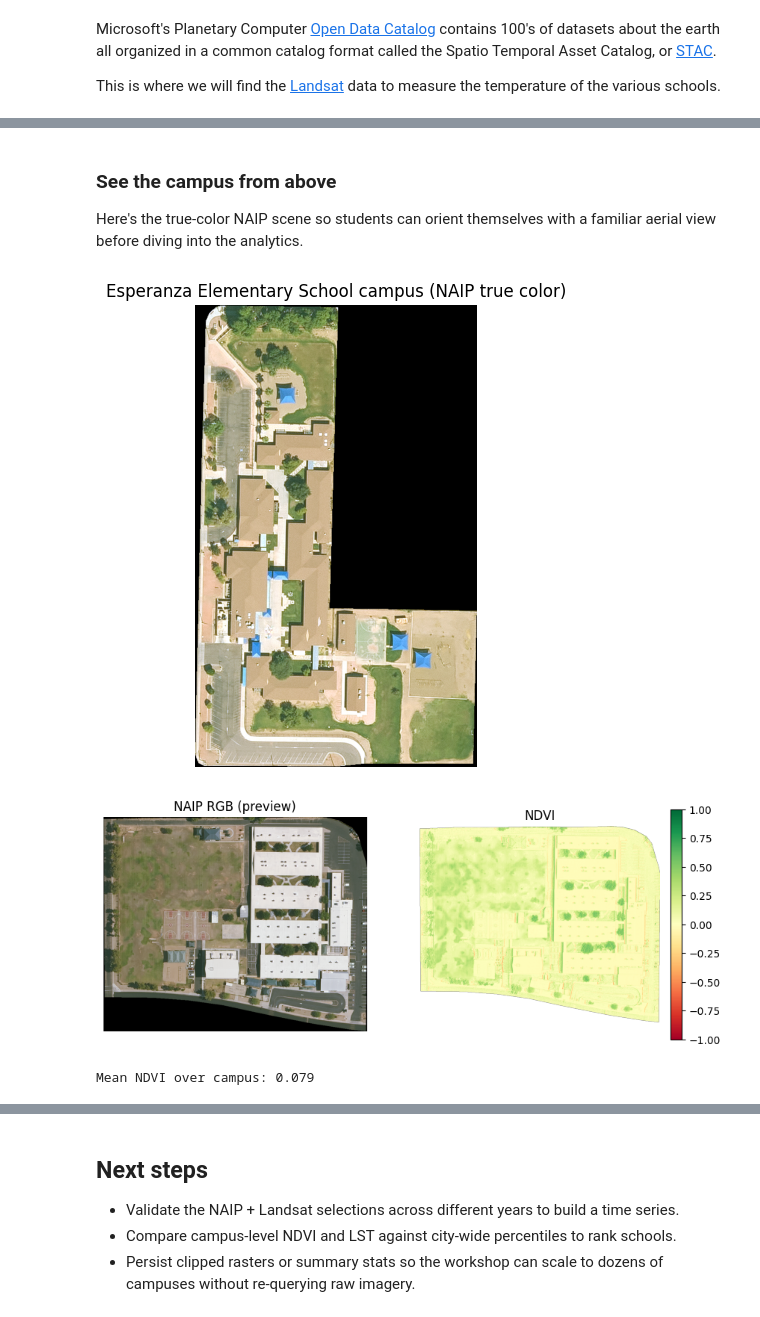
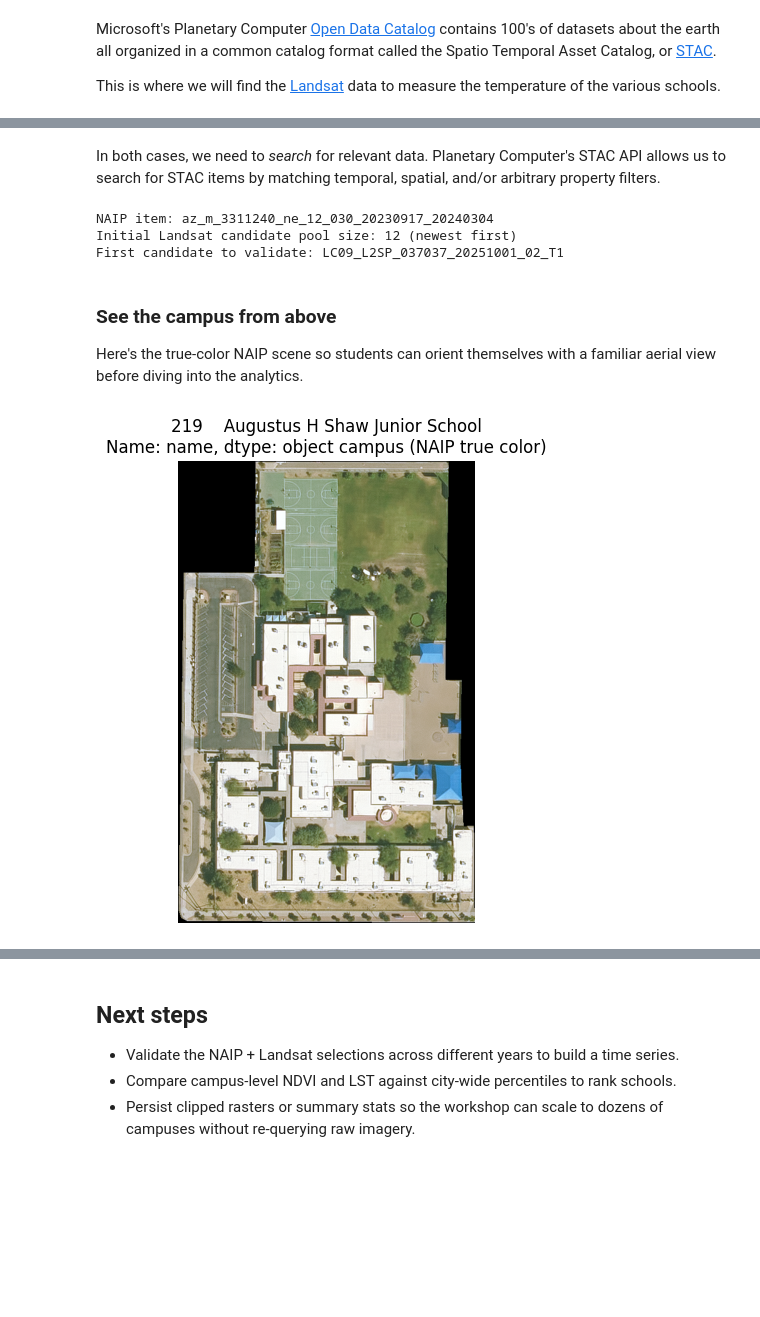
Before and after one commit to microsoft/ignite25-LAB597-make-more-informed-decisions-with-geospatial-intelligence, a Jupyter notebook: lab/school-greening.ipynb, the cells around one changed output, grey strips where cells are left out. Saved outputs shown, nothing was run; the diff lists cells and outputs as text; code cells hidden in the pictures; blank space fills up the shorter version.

```diff
--- a/lab/school-greening.ipynb
+++ b/lab/school-greening.ipynb
@@ -296,58 +734,17 @@ First candidate to validate: LC08_L2SP_037037_20250923_02_T1
+# %% [markdown]
+In both cases, we need to _search_ for relevant data.
+Planetary Computer's STAC API allows us to search for STAC items by matching temporal, spatial, and/or arbitrary property filters.
+# %%
+# Locate NAIP and Landsat scenes covering the campus
+naip_item, landsat_candidates = collect_analysis_items(school_bounds)
+landsat_item = landsat_candidates[0]  # placeholder until data validation
+print(f"NAIP item: {naip_item.id}")
+print(f"Initial Landsat candidate pool size: {len(landsat_candidates)} (newest first)")
+print(f"First candidate to validate: {landsat_item.id}")
+# %% [output]
+NAIP item: az_m_3311240_ne_12_030_20230917_20240304
+Initial Landsat candidate pool size: 12 (newest first)
+First candidate to validate: LC09_L2SP_037037_20251001_02_T1
 # %% [markdown]
 ### See the campus from above
 Here's the true-color NAIP scene so students can orient themselves with a familiar aerial view before diving into the analytics.
-# %%
-# Use COG-friendly windowed read + mask so we download only pixels intersecting the campus
-naip_asset = naip_item.assets['image']
-naip_href_signed = pc.sign(naip_asset.href)
-with rasterio.open(naip_href_signed) as src:
-    reproj = Transformer.from_crs('EPSG:4326', src.crs, always_xy=True).transform
-    pilot_shape_src = transform(reproj, pilot_shape)
-    clipped_data, clipped_transform = mask(src, [mapping(pilot_shape_src)], crop=True)
-    clipped_data = clipped_data.astype('float32')
-    if src.nodata is not None:
-        clipped_data = np.where(clipped_data == src.nodata, np.nan, clipped_data)
-    naip_clip = xr.DataArray(
-        clipped_data,
-        dims=("band", "y", "x"),
-        coords={"band": list(src.indexes)},
-        name="naip_rgb",
-    ).rio.write_transform(clipped_transform).rio.write_crs(src.crs)
-
-# Display a contrast-stretched RGB image so students can recognize the campus
-rgb = np.stack([naip_clip.sel(band=i).values for i in (1, 2, 3)], axis=-1)
-if np.isfinite(rgb).any():
-    low, high = np.nanpercentile(rgb[np.isfinite(rgb)], (2, 98))
-    scale = max(high - low, 1)
-    rgb_normalized = np.clip((rgb - low) / scale, 0, 1)
-else:
-    rgb_normalized = np.zeros_like(rgb, dtype="float32")
-
-fig, ax = plt.subplots(figsize=(6, 6))
-ax.imshow(rgb_normalized)
-ax.set_title(f"{pilot_school_name} campus (NAIP true color)")
-ax.axis("off")
-plt.show()
-# %% [output]
-[figure, removed]
-# %%
-# Compute NDVI from NAIP (band order: R, G, B, NIR)
-red = naip_clip.sel(band=1).astype('float32')
-nir = naip_clip.sel(band=4).astype('float32')
-ndvi = (nir - red) / (nir + red)
-ndvi = ndvi.where(np.isfinite(ndvi))
-fig, axes = plt.subplots(1, 2, figsize=(10, 4))
-naip_rgb = np.stack([naip_clip.sel(band=i).values for i in (1, 2, 3)])
-naip_rgb_plot = np.transpose(naip_rgb, (1, 2, 0))
-axes[0].imshow(np.clip(naip_rgb_plot / np.nanmax(naip_rgb_plot), 0, 1))
-axes[0].set_title('NAIP RGB (preview)')
-axes[0].axis('off')
-ndvi_im = axes[1].imshow(ndvi, cmap='RdYlGn', vmin=-1, vmax=1)
-axes[1].set_title('NDVI')
-axes[1].axis('off')
-fig.colorbar(ndvi_im, ax=axes[1], fraction=0.046, pad=0.04)
-plt.show()
-print(f"Mean NDVI over campus: {ndvi.mean().item():.3f}")
-# %% [output]
-[figure, removed]
-Mean NDVI over campus: 0.079
@@ -493,0 +751,4 @@ def load_landsat_lst(item, clip_geoms, clip_crs='EPSG:4326', enforce_limits=(-40
+# %%
+display_school_naip_visual(naip_item, school)
+# %% [output]
+[figure, added]
```
Also changed, not shown: parts of 35 cells of this notebook.
